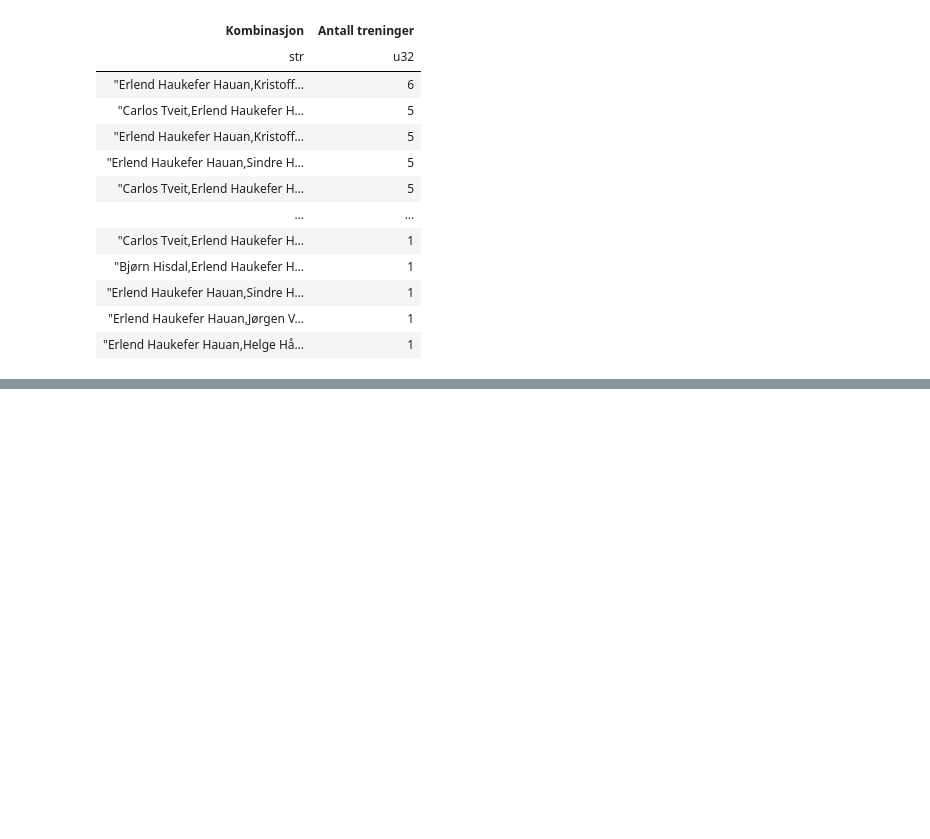
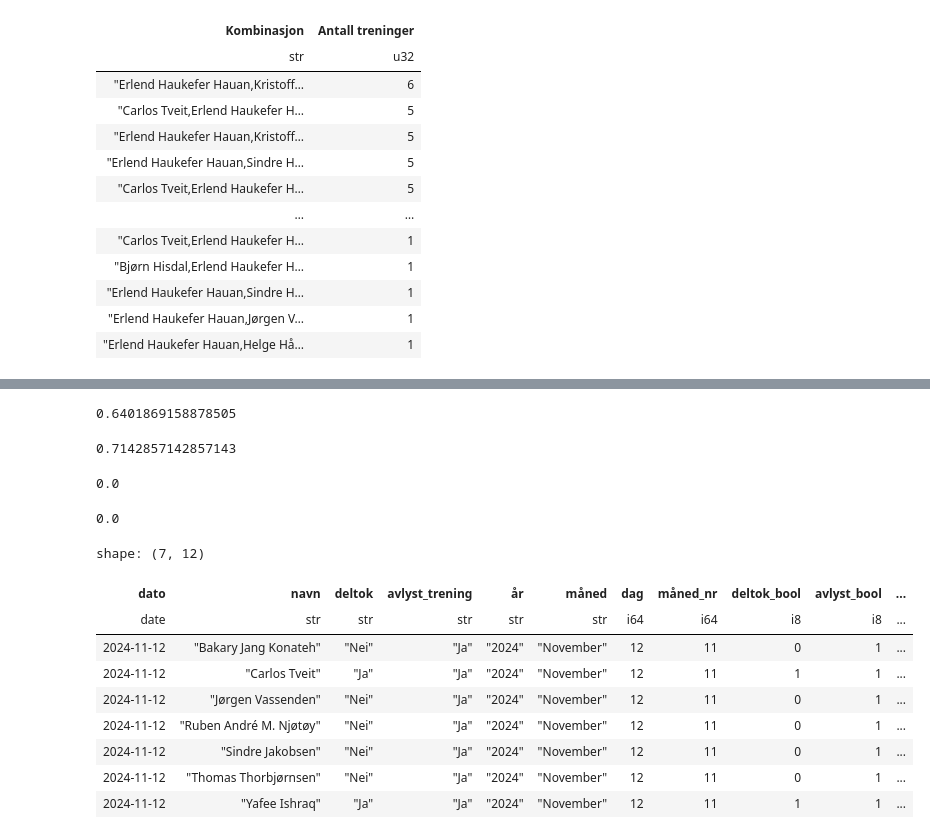
Before and after one commit to PolarsDude/treningsstatistikk-, a Jupyter notebook: test_fil.ipynb, the cells around one changed output, grey strips where cells are left out. Cells and saved outputs as stored; diff of their text form; code cells hidden in the pictures; blank space fills up the shorter version.

```diff
--- a/test_fil.ipynb
+++ b/test_fil.ipynb
@@ -222,0 +248,25 @@ shape: (92, 2)
+# %%
+alle_datoer = df_ml.select('dato').unique().sort(by='dato',descending=False)
+X_train_dato = alle_datoer.head(30)
+X_test_dato = alle_datoer.tail(1)
+
+features = ['deltok_forrige_trening','deltok_to_ganger_siden_trening']
+
+X_train = (df_ml
+.join(other=X_train_dato, on='dato', how='semi')
+.sort(by = ['navn','dato'],descending=False)
+.select('deltok_bool',*features)
+)
+
+X_test = (df_ml
+.join(other=X_test_dato, on='dato', how='semi')
+.sort(by = ['navn','dato'],descending=False)
+.select('deltok_bool',*features)
+)
+
+y_train = X_train.select('deltok_bool')
+y_test = X_test.select('deltok_bool')
+
+
+X_train = X_train.drop('deltok_bool')
+X_test = X_test.drop('deltok_bool')
@@ -222,0 +306,35 @@ shape: (92, 2)
+# %%
+results_train
+accuracy_score(results_train.select('deltok_bool'),results_train.select('deltok_pred'))
+recall_score(results_train.select('deltok_bool'),results_train.select('deltok_pred'))
+precision_score(results_train.select('deltok_bool'),results_train.select('deltok_pred'))
+# %% [output]
+0.6401869158878505
+# %%
+accuracy_score(results_test.select('deltok_bool'),results_test.select('deltok_pred'))
+# %% [output]
+0.7142857142857143
+# %%
+recall_score(results_test.select('deltok_bool'),results_test.select('deltok_pred'))
+# %% [output]
+0.0
+# %%
+precision_score(results_test.select('deltok_bool'),results_test.select('deltok_pred'))
+# %% [output]
+0.0
+# %%
+(df_ml
+.join(other=X_test_dato, on='dato', how='semi')
+.sort(by = ['navn','dato'],descending=False)
+)
+# %% [output]
+shape: (7, 12)
+| dato | navn | deltok | avlyst_trening | år | måned | dag | måned_nr | deltok_bool | avlyst_bool | ... |
+| date | str | str | str | str | str | i64 | i64 | i8 | i8 | ... |
+| 2024-11-12 | "Bakary Jang Konateh" | "Nei" | "Ja" | "2024" | "November" | 12 | 11 | 0 | 1 | ... |
+| 2024-11-12 | "Carlos Tveit" | "Ja" | "Ja" | "2024" | "November" | 12 | 11 | 1 | 1 | ... |
+| 2024-11-12 | "Jørgen Vassenden" | "Nei" | "Ja" | "2024" | "November" | 12 | 11 | 0 | 1 | ... |
+| 2024-11-12 | "Ruben André M. Njøtøy" | "Nei" | "Ja" | "2024" | "November" | 12 | 11 | 0 | 1 | ... |
+| 2024-11-12 | "Sindre Jakobsen" | "Nei" | "Ja" | "2024" | "November" | 12 | 11 | 0 | 1 | ... |
+| 2024-11-12 | "Thomas Thorbjørnsen" | "Nei" | "Ja" | "2024" | "November" | 12 | 11 | 0 | 1 | ... |
+| 2024-11-12 | "Yafee Ishraq" | "Ja" | "Ja" | "2024" | "November" | 12 | 11 | 1 | 1 | ... |
```
Also changed, not shown: parts of 10 cells of this notebook, 1 other file.
